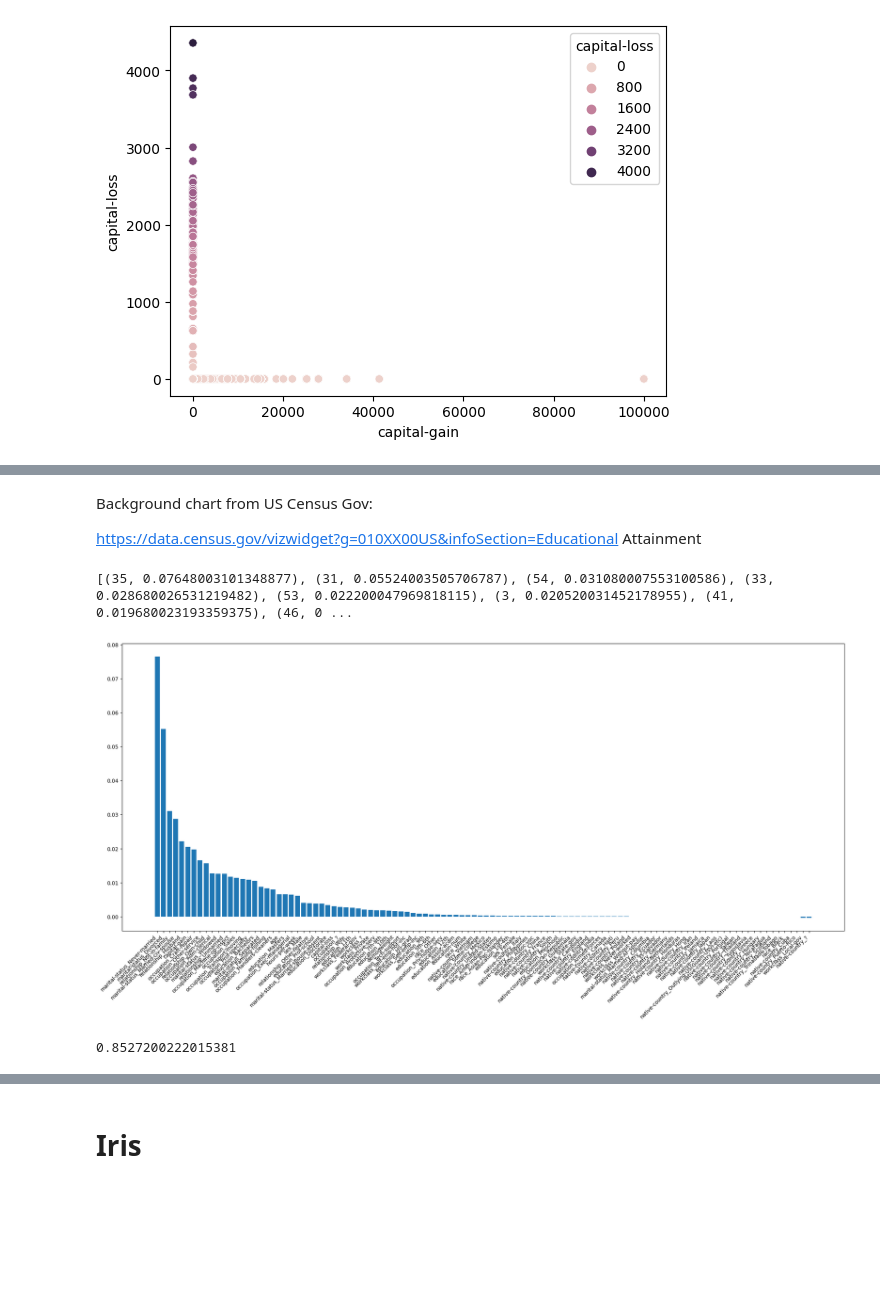
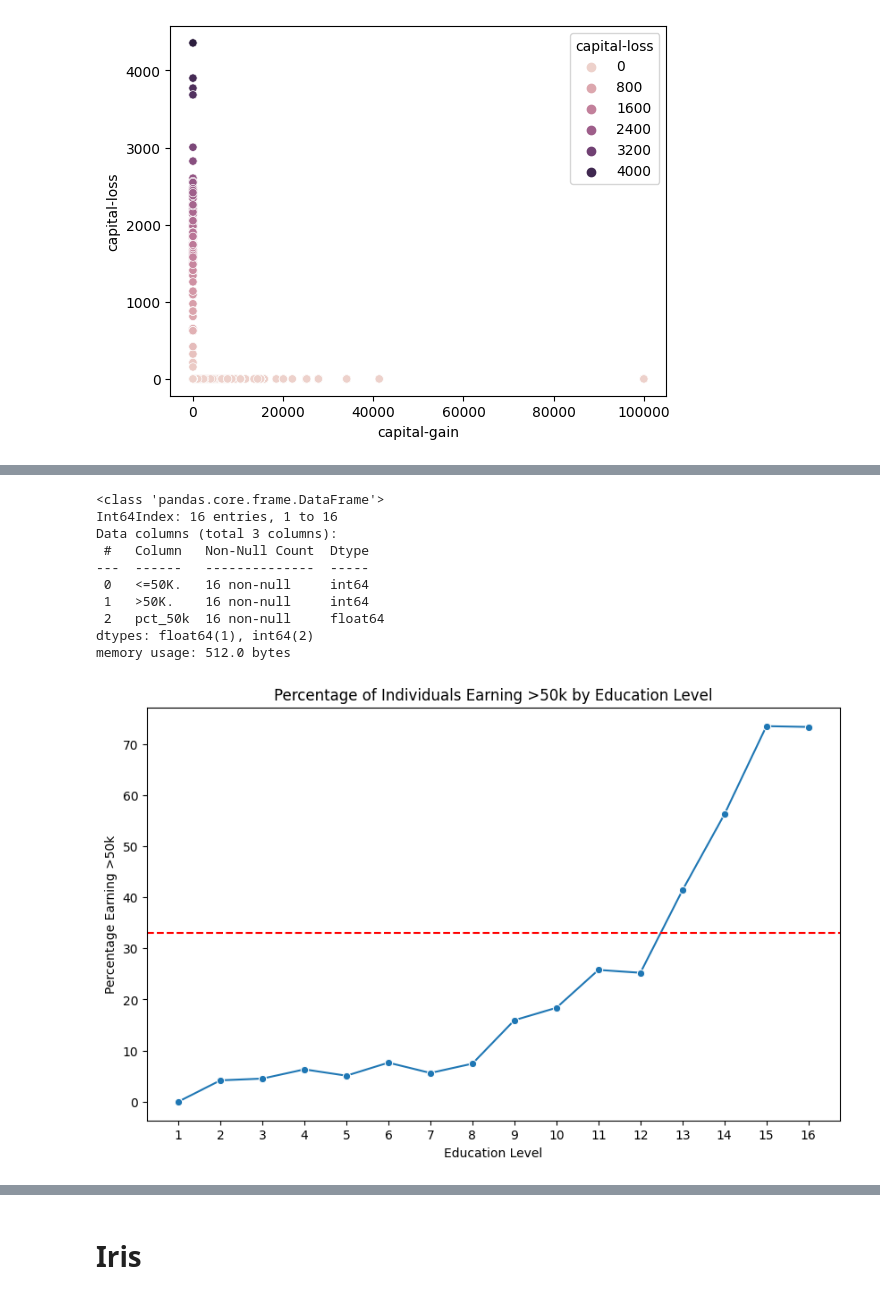
Before and after one commit to eric-pding/RSM8413_Group_Assignment_1, a Jupyter notebook: RSM8413_Group_Assignment_3.ipynb, the cells around one changed output, grey strips where cells are left out. Saved outputs shown, nothing was run; the diff lists cells and outputs as text; code cells hidden in the pictures; blank space fills up the shorter version.

```diff
--- a/RSM8413_Group_Assignment_3.ipynb
+++ b/RSM8413_Group_Assignment_3.ipynb
@@ -226,0 +319,6 @@ KeyError: ignored
+# %%
+# Covert 0/1 variable
+data_train = pd.read_csv(train)
+
+data_train['income'].unique()
+data_train['50k'] = data_train['income'].map({'<=50K.':0, '>50K.':1})
@@ -227,3 +327,16 @@ KeyError: ignored
 # %%
 # Cross-Tabulate
-pd.crosstab(index=data_train['education-level'], columns=data_train['education-num'])
+df_edu_inc = pd.crosstab(index=data_train['education-num'], columns=data_train['income'])
+df_edu_inc['pct_50k'] =  df_edu_inc['>50K.'] /df_edu_inc.sum(axis=1) * 100
+df_edu_inc.info()
+# %% [output]
+<class 'pandas.core.frame.DataFrame'>
+Int64Index: 16 entries, 1 to 16
+Data columns (total 3 columns):
+ #   Column   Non-Null Count  Dtype
+---  ------   --------------  -----
+ 0   <=50K.   16 non-null     int64
+ 1   >50K.    16 non-null     int64
+ 2   pct_50k  16 non-null     float64
+dtypes: float64(1), int64(2)
+memory usage: 512.0 bytes
@@ -238,4 +342,0 @@ plt.show()
-# %% [markdown]
-Background chart from US Census Gov:
-
-https://data.census.gov/vizwidget?g=010XX00US&infoSection=Educational Attainment
@@ -260,39 +343,13 @@ display(HTML(html_content))
-# %%
-# Perform the permutation feature importance on the training data
-#Import librariers
-from sklearn.metrics import accuracy_score
-from sklearn.utils import shuffle
-import matplotlib.pyplot as plt
-#Find the model accuracy of our original model
-mod_accuracy = model.evaluate(X_train, y_train, verbose=0)[1]
-#Shuffle each signle featuer to find the deature importance
-feature_importance = {}
-for i in range(X_train.shape[1]):
-  test=X_train.copy()
-  np.random.shuffle(test[:,i])
-  shffled_accuracy=model.evaluate(test, y_train, verbose=0)[1]
-  feature_importance[i]=mod_accuracy-shffled_accuracy
-#Sorting the featur importance in decending prder
-sorted_importance=sorted(feature_importance.items(),key=lambda x:x[1],reverse=True)
-print(sorted_importance)
-# %% [output]
-[(35, 0.07648003101348877), (31, 0.05524003505706787), (54, 0.031080007553100586), (33, 0.028680026531219482), (53, 0.022200047969818115), (3, 0.020520031452178955), (41, 0.019680023193359375), (46, 0 ...
-# %%
-#Show the feature importance together with the feature name in a bar plot
-features= [item[0] for item in sorted_importance]
-feature_names = data_train.columns[:-1]
-index_to_name = {i: name for i, name in enumerate(feature_names)}
-named_features = [index_to_name[idx] for idx in features]
-importance = [item[1] for item in sorted_importance]
-plt.figure(figsize=(25, 10))
-plt.xticks(rotation=45, ha="right")
-plt.bar(named_features, importance)
-plt.show()
-# %% [output]
-[figure, removed]
-# %%
-#Predicted accuracyg
-mod_accuracy = model.evaluate(X_train, y_train, verbose=0)[1]
-print(mod_accuracy)
-# %% [output]
-0.8527200222015381
+# %%
+# Plot the Relationship
+plt.figure(figsize=(10, 6))
+sns.lineplot(x='education-num', y='pct_50k', data=df_edu_inc, marker='o')
+plt.xticks(data_train['education-num'].unique()) #show every number
+plt.xlabel('Education Level')
+plt.ylabel('Percentage Earning >50k')
+plt.title('Percentage of Individuals Earning >50k by Education Level')
+plt.axhline(y=33, color='red', linestyle='--', label='50% Threshold')
+
+plt.show()
+# %% [output]
+[figure, added]
```
Also changed, not shown: parts of 33 cells of this notebook.
